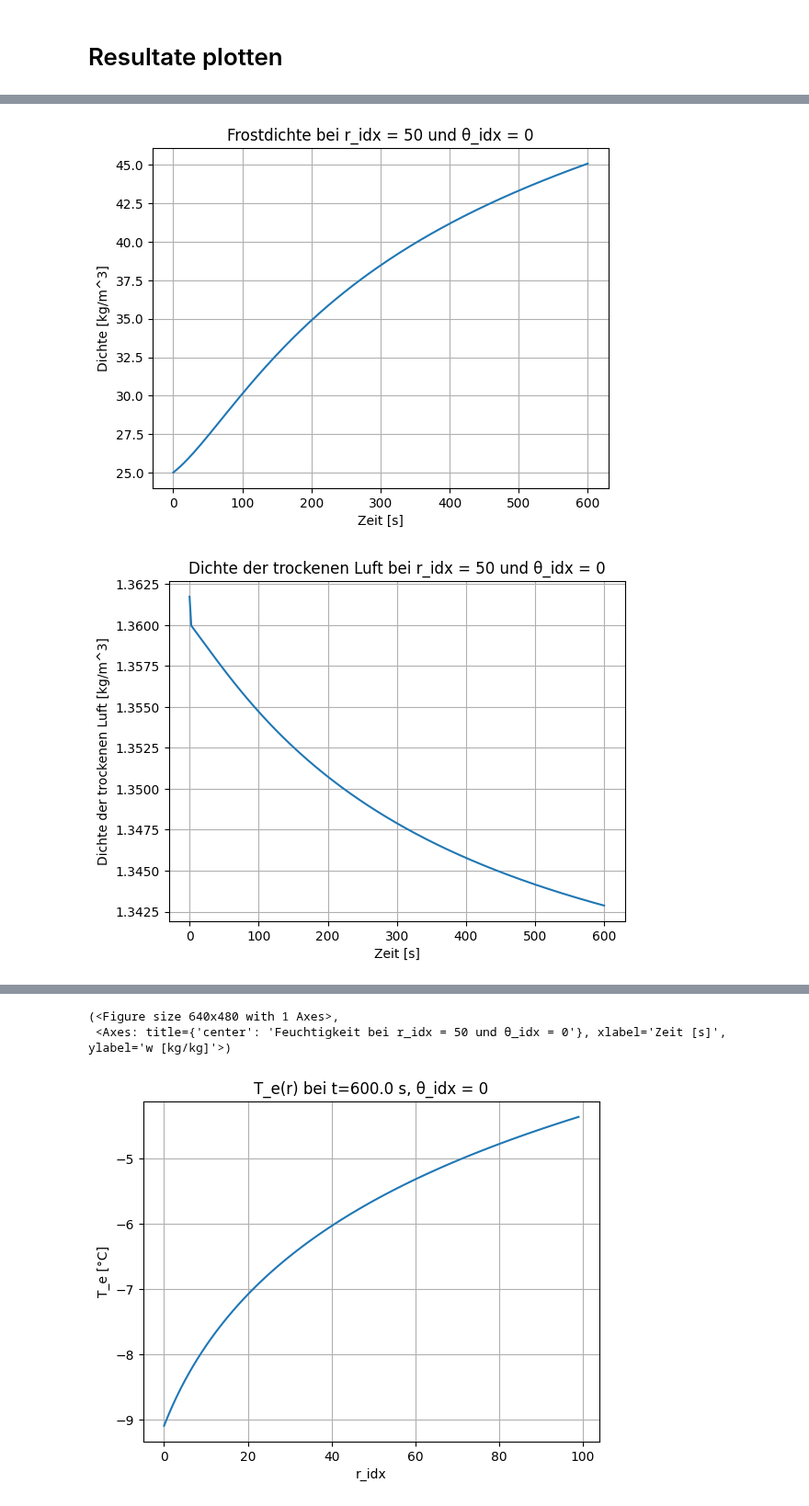
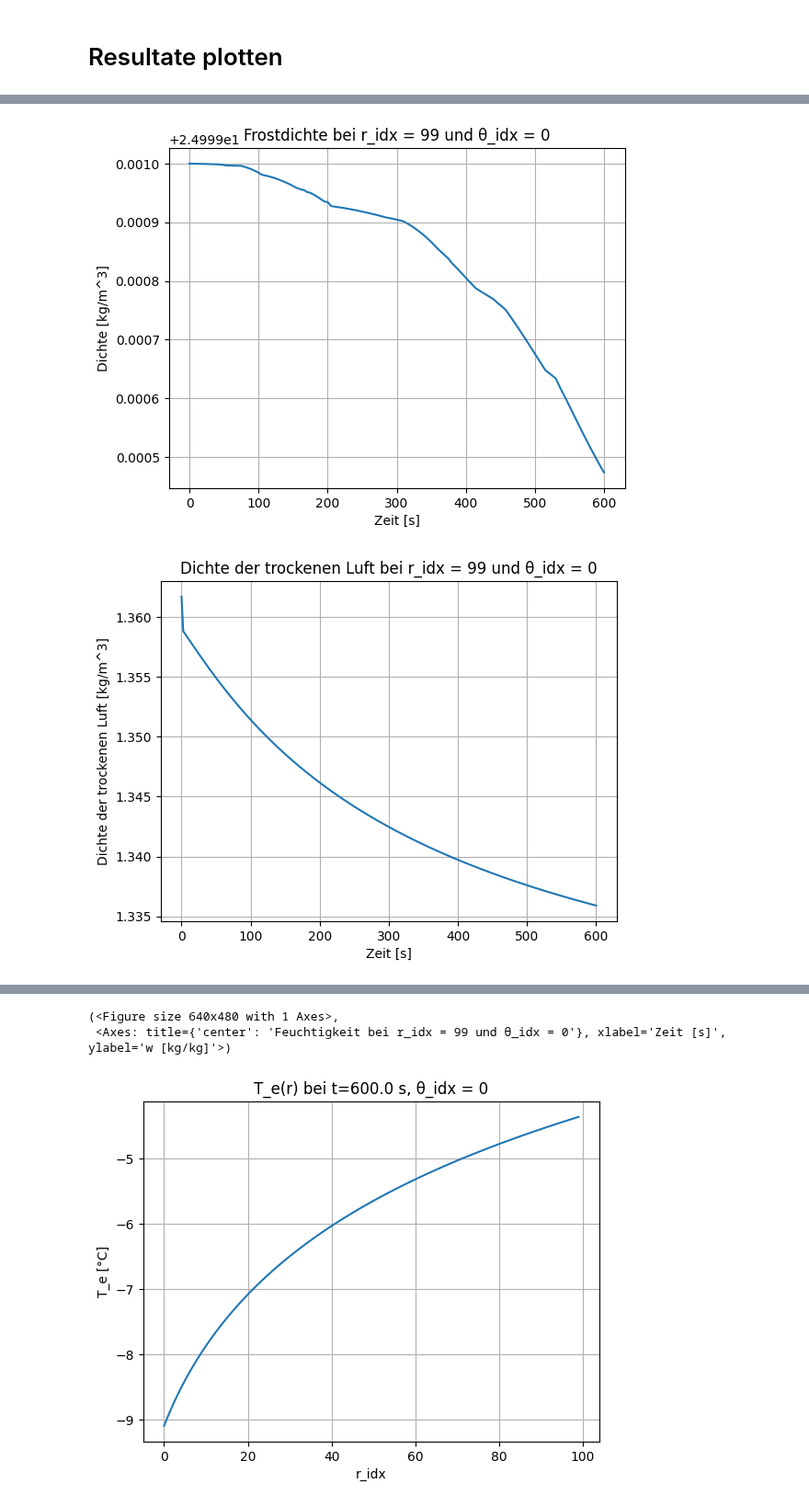
Before and after one commit to Lakito0100/MSE_VT1_luethluk, a Jupyter notebook: Examples/run_test_edge_domain.ipynb, the cells around one changed output, grey strips where cells are left out. Shown at 92% size. Drawn from its saved outputs; the diff is of its cells as text; code cells hidden in the pictures.

```diff
--- a/Examples/run_test_edge_domain.ipynb
+++ b/Examples/run_test_edge_domain.ipynb
@@ -16,9 +16,9 @@ from CoolProp.HumidAirProp import HAPropsSI
 # %% [markdown]
 # Case Definieren
 # %%
-sim_run = False
-save_data = True
-read_date_from_csv = True
+sim_run = True
+save_data = False
+read_date_from_csv = False
 
 T_a = 2.0
 T_w = -9.1
@@ -65,7 +65,7 @@ geom = FinnTubedHX(
 gs = GridShape(
     nx = 100,
     nr = 100,
-    ntheta = 90
+    ntheta = 1
 )
 
 plot.plot_finned_tube_side(geom)
@@ -76,6 +76,6 @@ plot.plot_finned_tube_side(geom)
 # %%
 if sim_run:
     sim = Simulator(fields=("t","s_e"))
-    results = sim.run(cfg, geom, gs, Frostmodell_V1)
+    results = sim.run(cfg, geom, gs, Frostmodell_V1, solver="2")
 # %% [output]
 Time Step: 1     Time: 0.0 s | 0.0 min
@@ -100,8 +100,10 @@ Edge Domain Inner Iterations: 37         w: 3.859e-10    T: 4.586e-06
 # %%
 result_file = "results_test_edge.csv"
 
+if sim_run:
+    data = results.data
+
 if save_data and sim_run:
-    data = results.data
     results.to_csv(result_file,data)
 
 if read_date_from_csv:
@@ -109,7 +111,7 @@ if read_date_from_csv:
 # %% [markdown]
 # Resultate plotten
 # %%
-plot_r = int(gs.nr/2)
+plot_r = int(gs.nr-1)
 plot_theta = 0
 plot_time = int(max(data['t']) / cfg.dt)
 
@@ -144,2 +146,2 @@ plot.plot_any(kind="time vs 2D(r,theta)",
-[figure, old version]
+[figure, new version]
-[figure, old version]
+[figure, new version]
@@ -147,5 +149,5 @@ plot.plot_any(kind="time vs 2D(r,theta)",
 (<Figure size 640x480 with 1 Axes>,
- <Axes: title={'center': 'Feuchtigkeit bei r_idx = 50 und θ_idx = 0'}, xlabel='Zeit [s]', ylabel='w [kg/kg]'>)
+ <Axes: title={'center': 'Feuchtigkeit bei r_idx = 99 und θ_idx = 0'}, xlabel='Zeit [s]', ylabel='w [kg/kg]'>)
 # %%
 plot.plot_spatial_slice(
     data["T_e"], vary="r", t_idx=plot_time, theta_idx=plot_theta,
```
Also changed, not shown: parts of 3 cells of this notebook, 3 other files.
